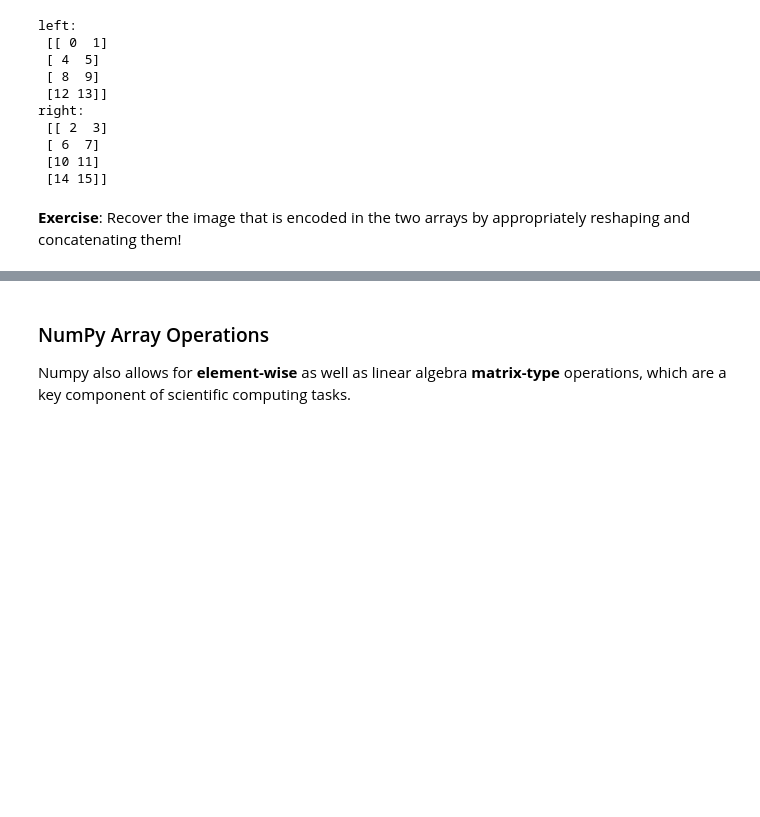
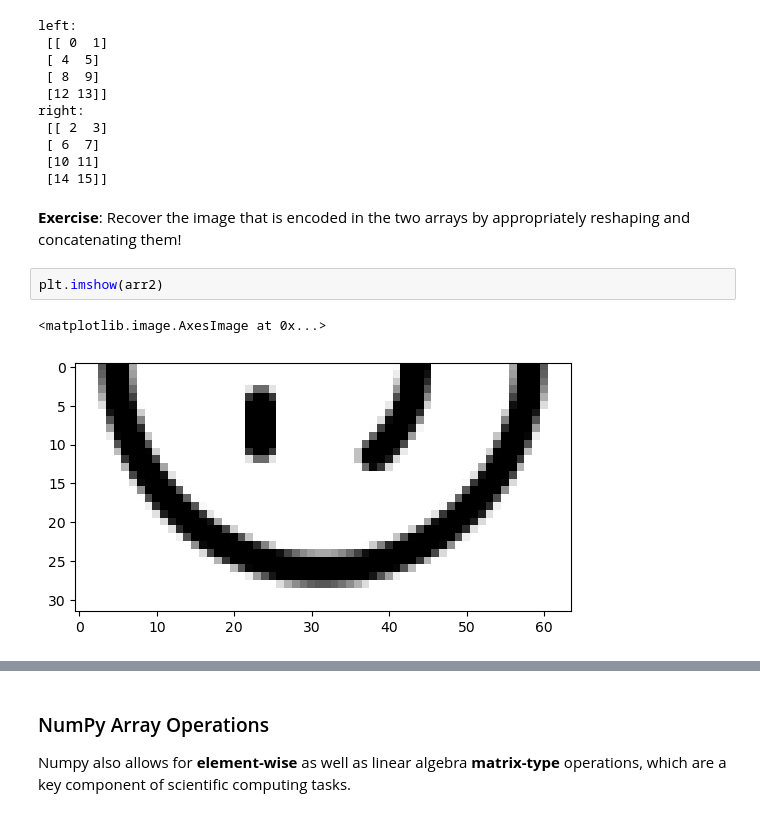
Before and after one commit to IS3UniCologne/AA_2023, a Jupyter notebook: Workshop_02/AA_WS_02_Libraries.ipynb, the cells around one changed output, grey strips where cells are left out. Cells and saved outputs as stored; diff of their text form; blank space fills up the shorter version.

```diff
--- a/Workshop_02/AA_WS_02_Libraries_pre.ipynb
+++ b/Workshop_02/AA_WS_02_Libraries.ipynb
@@ -588,6 +625,11 @@ right:
  [14 15]]
 # %% [markdown]
 **Exercise**: Recover the image that is encoded in the two arrays by appropriately reshaping and concatenating them!
+# %%
+plt.imshow(arr2)
+# %% [output]
+<matplotlib.image.AxesImage at 0x...>
+[figure, added]
 # %%
 from matplotlib import pyplot as plt
 arr1 = np.load('array1.npy')
```
Also changed, not shown: parts of 8 cells of this notebook.
